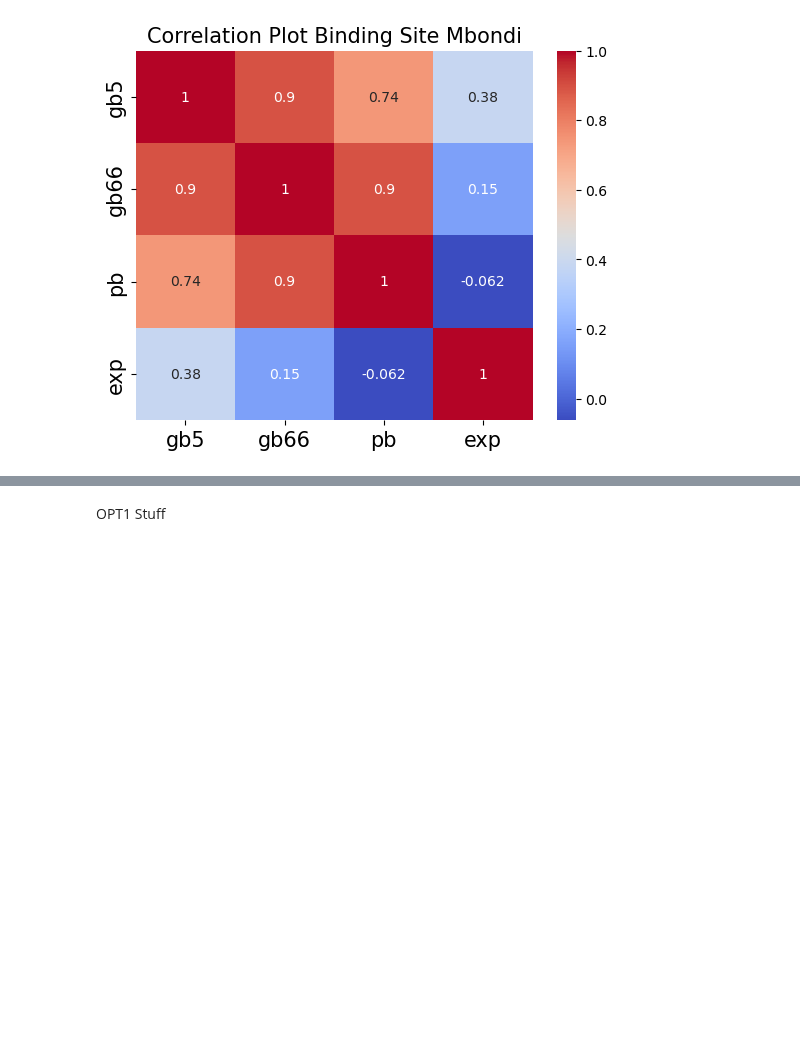
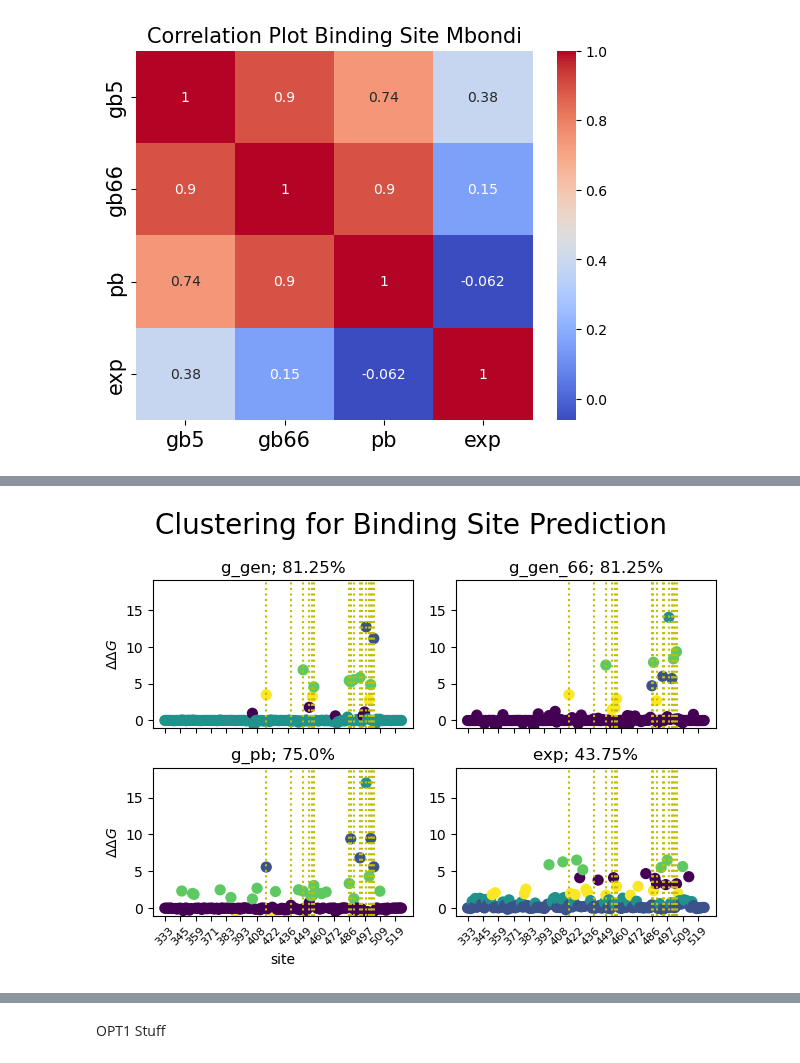
Before and after one commit to fergplace/amber_scripts, a Jupyter notebook: fun_figures_funcs.ipynb, the cells around one changed output, grey strips where cells are left out. Saved outputs shown, nothing was run; the diff lists cells and outputs as text; code cells hidden in the pictures; blank space fills up the shorter version.

```diff
--- a/fun_figures_funcs.ipynb
+++ b/fun_figures_funcs.ipynb
@@ -234,3 +234,93 @@ corr_plot_gen("Mbondi", df_num_data_sorted_mbondi, \
 # %% [output]
 [figure]
 [figure]
+# %%
+cols_to_test = ["delta_delta_g_gen","delta_delta_g_gen_66","delta_delta_g_pb","exp_data"]
+random_state=0
+print(f"{'Model':<25} {'true pos%' :<10}  {'false pos%':<10} {'num_clust':<10}")
+num_clust_arr = [2,3,4,5,6,7]
+idx= 0
+plt.figure()
+
+for num_clust in num_clust_arr :
+	plt_idx= 0
+	for col in cols_to_test :
+		radii = "Mbondi"
+		df_num_data_sorted =df_num_data_sorted_mbondi
+		df_num_data_sorted_binding_site = df_num_data_sorted_binding_site_mbondi
+		df_num_data_sorted_no_binding_site = df_num_data_sorted_no_binding_site_mbondi
+
+		all_sites_data          =       -df_num_data_sorted[col]
+		binding_site_data       =       -df_num_data_sorted_binding_site[col]
+		non_binding_site        =       -df_num_data_sorted_no_binding_site[col]
+
+		gb5_dat = all_sites_data.to_numpy()  #TODO rename to data or something, this is for all models
+		# Reshape data for KMeans input (reshape to 2D array)
+		gb5_dat_reshape = gb5_dat.reshape(-1, 1)
+		# Apply K-means clustering
+		kmeans = KMeans(n_clusters=num_clust, random_state=0)
+		labels = kmeans.fit_predict(gb5_dat_reshape)
+
+		#binding site
+		zero_clust_idx = abs(kmeans.cluster_centers_).argmin() #near zero val
+		binding_site_dat = binding_site_data.to_numpy()
+		dat_reshape_binding_site = binding_site_dat.reshape(-1, 1)
+		labels_binding_site = kmeans.predict(dat_reshape_binding_site)
+		model_accuracy = (len(labels_binding_site[labels_binding_site != zero_clust_idx]))\
+			/(len(labels_binding_site)) *100
+
+		#non_binding site
+		non_binding_site_dat = non_binding_site.to_numpy()
+		dat_reshape_non_binding_site = non_binding_site_dat.reshape(-1, 1)
+		labels_non_binding_site = kmeans.predict(dat_reshape_non_binding_site)
+		model_accuracy_FP = (len(labels_non_binding_site[labels_non_binding_site == zero_clust_idx]))\
+			/(len(labels_non_binding_site)) *100
+
+		non_binding_site
+		######THIS IS JUST FOR THE POSTER FIG#################
+		tmp_plot_command = 5
+
+		if (tmp_plot_command ==num_clust):
+			#title stuff
+			tmp_col = col.split("delta")
+			if len(tmp_col) >1 :
+				title_str = (col.split("delta")[-1][1:])
+			else:
+				title_str = (col.split("_")[0])
+			# Plotting the clusters
+			#plt.figure(figsize=(8, 6))
+			plt_idx= plt_idx +1
+
+			plt.subplot(2,2,plt_idx)
+			plt.scatter(df_num_data_sorted["mutations"], gb5_dat, c=labels, s=50, cmap='viridis')
+			for idx in binding_site_idx:
+				plt.axvline(x=idx, color='y', linestyle=':')
+			plt.title(f'{title_str}; {model_accuracy}%')
+
+			tick_positions = np.arange(0, len(df_num_data_sorted["mutations"]), 10)
+			tick_labels = [df_num_data_sorted["mutations"].iloc[pos][1:-1] for pos in tick_positions]
+			plt.xticks(tick_positions, [] )
+			plt.ylim([-1, 19])
+			if(plt_idx == 3 ) or(plt_idx == 4 ) :
+			#plt.show()
+				tick_positions = np.arange(0, len(df_num_data_sorted["mutations"]), 10)
+				tick_labels = [df_num_data_sorted["mutations"].iloc[pos][1:-1] for pos in tick_positions]
+				plt.xticks(tick_positions, tick_labels,rotation=45,  fontsize = 8)
+
+			if(plt_idx == 3 ) or (plt_idx == 1 ) :
+				plt.ylabel('$\Delta \Delta G$')
+			if(plt_idx == 3 ) :
+				plt.xlabel("site")
+
+
+
+
+
+	#print(f"{col:<25}: {model_accuracy:<10.4}: {model_accuracy_FP:<10.4} : {num_clust_out}")
+	#print("-----------------------------------------------------")
+
+
+plt.suptitle("Clustering for Binding Site Prediction", fontsize=20)
+plt.tight_layout()
+plt.savefig("clustering_fig.png")
+# %% [output]
@@ -237,3 +328,4 @@ corr_plot_gen("Mbondi", df_num_data_sorted_mbondi, \
+[figure, added]
 # %%
 cols_to_test = ["delta_delta_g_gen","delta_delta_g_gen_66","delta_delta_g_pb","exp_data"]
 random_state=0
```
Also changed, not shown: parts of 5 cells of this notebook, 1 other file.
